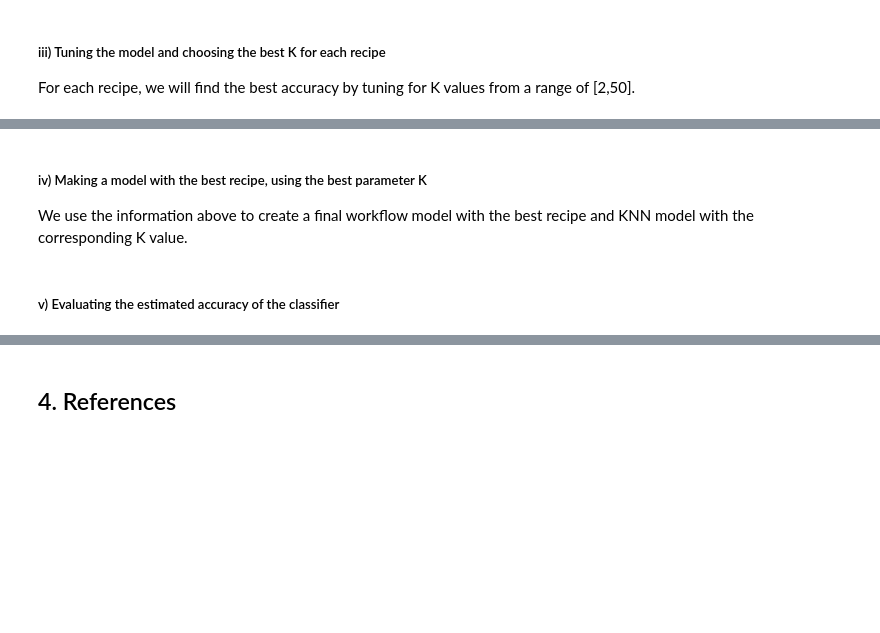
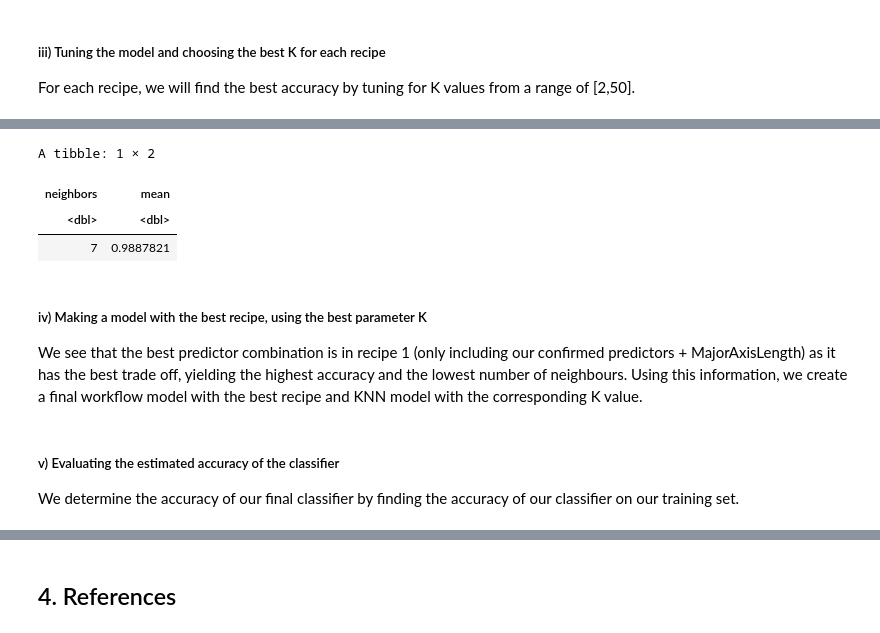
Before and after one commit to sean-prk/dsci-group-project-report, a Jupyter notebook: project.ipynb, the cells around one changed output, grey strips where cells are left out. Drawn from its saved outputs; the diff is of its cells as text; code cells hidden in the pictures; blank space fills up the shorter version.

```diff
--- a/project.ipynb
+++ b/project.ipynb
@@ -311,25 +363,31 @@ k_accuracy_3 <- workflow() |>
 # %%
 # ACCURACY TEST FOR RECIPE_4
 
 set.seed(5432)
 
 k_accuracy_4 <- workflow() |>
 
     # we tune for the best K on recipe 4
        add_recipe(recipe_4) |>
        add_model(knn_tune) |>
        tune_grid(resamples = rice_vfold, grid = k_vals) |>
        collect_metrics() |>
 
     # filter the result and find the parameter k with the highest accuracy
 
        filter(.metric == "accuracy") |>
-       arrange(desc(.metric)) |>
-       slice(1)
+       arrange(desc(mean)) |>
+       slice(1) |>
+       select(neighbors, mean)
 
 k_accuracy_4
+# %% [output]
+A tibble: 1 × 2
+| neighbors | mean |
+| <dbl> | <dbl> |
+| 7 | 0.9887821 |
 # %% [markdown]
 ##### iv) Making a model with the best recipe, using the best parameter K
 
-We use the information above to create a final workflow model with the best recipe and KNN model with the corresponding K value.
+We see that the best predictor combination is in recipe 1 (only including our confirmed predictors + MajorAxisLength) as it has the best trade off, yielding the highest accuracy and the lowest number of neighbours. Using this information, we create a final workflow model with the best recipe and KNN model with the corresponding K value.
 # %%
@@ -345,5 +403,7 @@ rice_fit <- workflow() |>
 # %% [markdown]
 ##### v) Evaluating the estimated accuracy of the classifier
+
+We determine the accuracy of our final classifier by finding the accuracy of our classifier on our training set.
 # %%
 rice_test_predictions <- predict(rice_fit , rice_test) |>
        bind_cols(rice_test)
```
Also changed, not shown: parts of 13 cells of this notebook.
